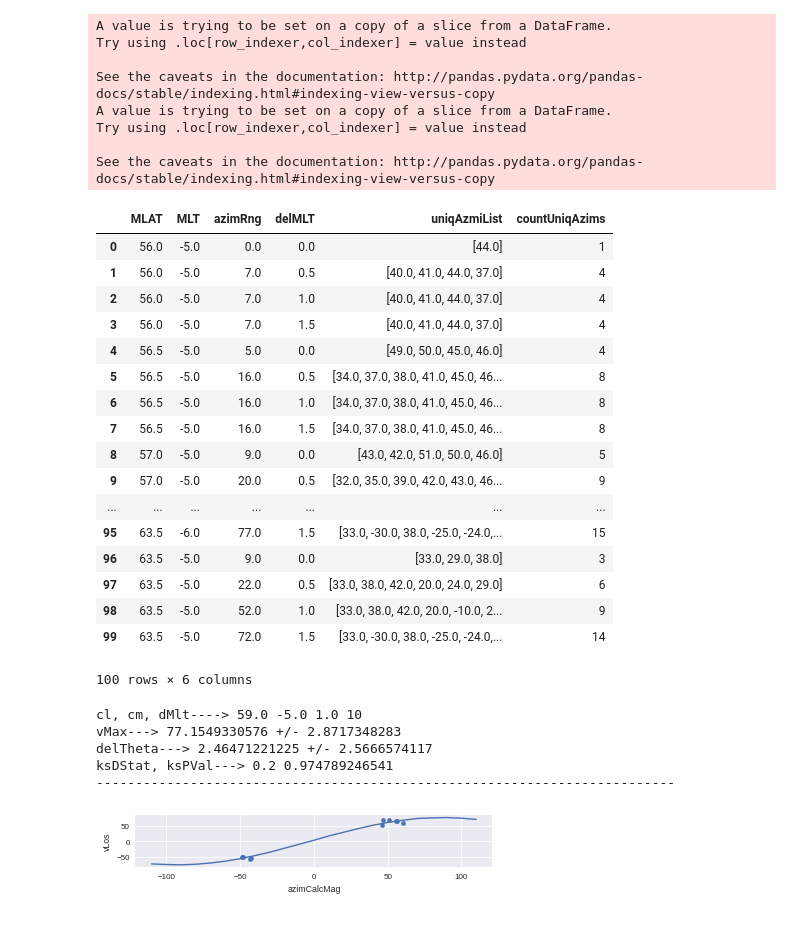
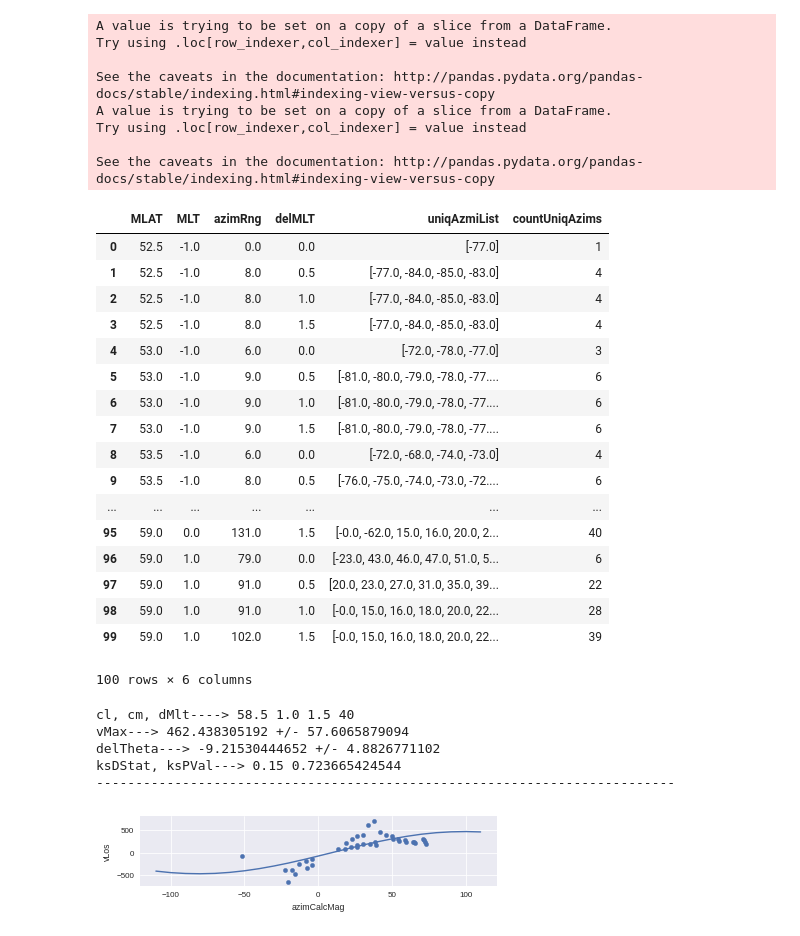
Before and after one commit to bharatreddy/indsvels, a Jupyter notebook: ipy/lshell-box.ipynb, the cells around one changed output. Saved outputs shown, nothing was run; the diff lists cells and outputs as text; code cells hidden in the pictures.

Commit message:
map plots

```diff
--- a/ipy/lshell-box.ipynb
+++ b/ipy/lshell-box.ipynb
@@ -37,7 +37,7 @@ mltFitRange = 1.5
 inpCols = [ "beam", "range", "geoAzm", "azimCalcMag", "magAzm", "vLos"\
            , "MLAT", "MLT", "MLON", "GLAT", "GLON", "radId"\
            , "radCode","normMLT", "normMLTRound", "spwdth", "pwr" ]
-velsDataDF = pandas.read_csv("../data/test-losVels.txt")
+velsDataDF = pandas.read_csv("../data/apr9-840-losVels.txt")
 velsDataDF.columns = inpCols
 velsDataDF = velsDataDF[ (abs(velsDataDF["vLos"]) >= mincutOffLosVel) &\
                        (velsDataDF["spwdth"] >= mincutOffspWdth)&\
@@ -129,22 +129,22 @@ Try using .loc[row_indexer,col_indexer] = value instead
 
 See the caveats in the documentation: http://pandas.pydata.org/pandas-docs/stable/indexing.html#indexing-view-versus-copy
 |  | MLAT | MLT | azimRng | delMLT | uniqAzmiList | countUniqAzims |
-| 0 | 56.0 | -5.0 | 0.0 | 0.0 | [44.0] | 1 |
-| 1 | 56.0 | -5.0 | 7.0 | 0.5 | [40.0, 41.0, 44.0, 37.0] | 4 |
-| 2 | 56.0 | -5.0 | 7.0 | 1.0 | [40.0, 41.0, 44.0, 37.0] | 4 |
-| 3 | 56.0 | -5.0 | 7.0 | 1.5 | [40.0, 41.0, 44.0, 37.0] | 4 |
-| 4 | 56.5 | -5.0 | 5.0 | 0.0 | [49.0, 50.0, 45.0, 46.0] | 4 |
-| 5 | 56.5 | -5.0 | 16.0 | 0.5 | [34.0, 37.0, 38.0, 41.0, 45.0, 46... | 8 |
-| 6 | 56.5 | -5.0 | 16.0 | 1.0 | [34.0, 37.0, 38.0, 41.0, 45.0, 46... | 8 |
-| 7 | 56.5 | -5.0 | 16.0 | 1.5 | [34.0, 37.0, 38.0, 41.0, 45.0, 46... | 8 |
-| 8 | 57.0 | -5.0 | 9.0 | 0.0 | [43.0, 42.0, 51.0, 50.0, 46.0] | 5 |
-| 9 | 57.0 | -5.0 | 20.0 | 0.5 | [32.0, 35.0, 39.0, 42.0, 43.0, 46... | 9 |
+| 0 | 52.5 | -1.0 | 0.0 | 0.0 | [-77.0] | 1 |
+| 1 | 52.5 | -1.0 | 8.0 | 0.5 | [-77.0, -84.0, -85.0, -83.0] | 4 |
+| 2 | 52.5 | -1.0 | 8.0 | 1.0 | [-77.0, -84.0, -85.0, -83.0] | 4 |
+| 3 | 52.5 | -1.0 | 8.0 | 1.5 | [-77.0, -84.0, -85.0, -83.0] | 4 |
+| 4 | 53.0 | -1.0 | 6.0 | 0.0 | [-72.0, -78.0, -77.0] | 3 |
+| 5 | 53.0 | -1.0 | 9.0 | 0.5 | [-81.0, -80.0, -79.0, -78.0, -77.... | 6 |
+| 6 | 53.0 | -1.0 | 9.0 | 1.0 | [-81.0, -80.0, -79.0, -78.0, -77.... | 6 |
+| 7 | 53.0 | -1.0 | 9.0 | 1.5 | [-81.0, -80.0, -79.0, -78.0, -77.... | 6 |
+| 8 | 53.5 | -1.0 | 6.0 | 0.0 | [-72.0, -68.0, -74.0, -73.0] | 4 |
+| 9 | 53.5 | -1.0 | 8.0 | 0.5 | [-76.0, -75.0, -74.0, -73.0, -72.... | 6 |
 | ... | ... | ... | ... | ... | ... | ... |
-| 95 | 63.5 | -6.0 | 77.0 | 1.5 | [33.0, -30.0, 38.0, -25.0, -24.0,... | 15 |
-| 96 | 63.5 | -5.0 | 9.0 | 0.0 | [33.0, 29.0, 38.0] | 3 |
-| 97 | 63.5 | -5.0 | 22.0 | 0.5 | [33.0, 38.0, 42.0, 20.0, 24.0, 29.0] | 6 |
-| 98 | 63.5 | -5.0 | 52.0 | 1.0 | [33.0, 38.0, 42.0, 20.0, -10.0, 2... | 9 |
-| 99 | 63.5 | -5.0 | 72.0 | 1.5 | [33.0, -30.0, 38.0, -25.0, -24.0,... | 14 |
+| 95 | 59.0 | 0.0 | 131.0 | 1.5 | [-0.0, -62.0, 15.0, 16.0, 20.0, 2... | 40 |
+| 96 | 59.0 | 1.0 | 79.0 | 0.0 | [-23.0, 43.0, 46.0, 47.0, 51.0, 5... | 6 |
+| 97 | 59.0 | 1.0 | 91.0 | 0.5 | [20.0, 23.0, 27.0, 31.0, 35.0, 39... | 22 |
+| 98 | 59.0 | 1.0 | 91.0 | 1.0 | [-0.0, 15.0, 16.0, 18.0, 20.0, 22... | 28 |
+| 99 | 59.0 | 1.0 | 102.0 | 1.5 | [-0.0, 15.0, 16.0, 18.0, 20.0, 22... | 39 |
 100 rows × 6 columns
 # %%
 # Some fitting functions
@@ -213,8 +213,8 @@ for cl, cm in azimCharDF.groupby( [ "MLAT", "MLT" ] ).groups.keys():
         ksTestvLosFitArr = [ round( model_func(t, popt[0],popt[1]) )\
                                 for t in dfSel[fitAzmType].tolist() ]
         ksDStat, ksPVal = scipy.stats.ks_2samp( dfSel["vLos"].tolist(),ksTestvLosFitArr )
-        if cl == 59. and cm == -5.:
-            if dMlt == 1.:
+        if cl == 58.5 and cm == 1.:
+            if dMlt == 1.5:
                 figCl = cl
                 figCm = cm
                 figDmlt = dMlt
@@ -282,38 +282,38 @@ for cl, cm in azimCharDF.groupby( [ "MLAT", "MLT" ] ).groups.keys():
                     goodAzimFit =  popt[1]
                     goodDMLT = dMlt
     # store results in arr
     if goodVelStd is not None:
         cellMlatArr.append( cl )
         cellMLTArr.append( cm )
         cellVelFitArr.append( goodVelFit )
         cellAzimFitArr.append( goodAzimFit )
         cellVelFitStdArr.append( goodVelStd )
         cellAzimFitStdArr.append( goodAzmStd )
         cellFitMLTRangeArr.append( goodDMLT )
         cellGoodFitFndArr.append( True )
 
 # convert to a dataframe
 fitResultsDF = pandas.DataFrame(
     {'mlat': cellMlatArr,
      'normMlt': cellMLTArr,
      'velSAPS': cellVelFitArr,
      'azimSAPS': cellAzimFitArr,
      'velSTD': cellVelFitStdArr,
      'azimSTD': cellAzimFitStdArr,
      'delMLT': cellFitMLTRangeArr,
      'goodFit': cellGoodFitFndArr
     })
 
 fig.savefig("../figs/fit" + "_" + str(figCl) +\
             "_" + str(figCm) + "_" + str(figDmlt) + ".pdf",\
             bbox_inches='tight')
 # %% [output]
-cl, cm, dMlt----> 59.0 -5.0 1.0 10
-vMax---> 77.1549330576 +/- 2.8717348283
-delTheta---> 2.46471221225 +/- 2.5666574117
-ksDStat, ksPVal---> 0.2 0.974789246541
+cl, cm, dMlt----> 58.5 1.0 1.5 40
+vMax---> 462.438305192 +/- 57.6065879094
+delTheta---> -9.21530444652 +/- 4.8826771102
+ksDStat, ksPVal---> 0.15 0.723665424544
 --------------------------------------------------------------------------
-[figure, old version]
+[figure, new version]
 # %%
 # Now for plotting purpose calculate end points
 fitResultsDF["endPtMLAT"] = numpy.round( (fitResultsDF["velSAPS"]/1000.) *\
```
Also changed, not shown: parts of 7 cells of this notebook, 15 other files.
